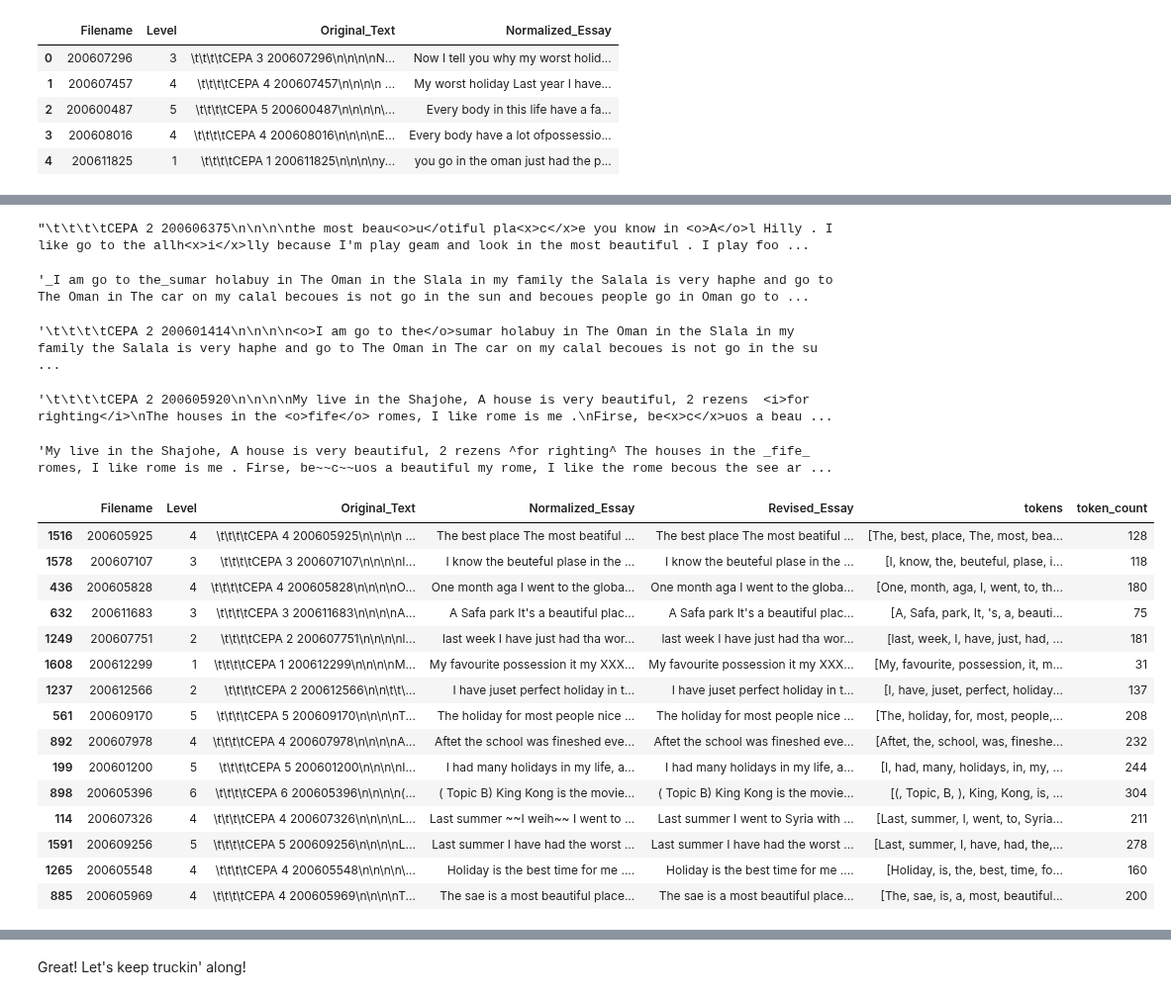
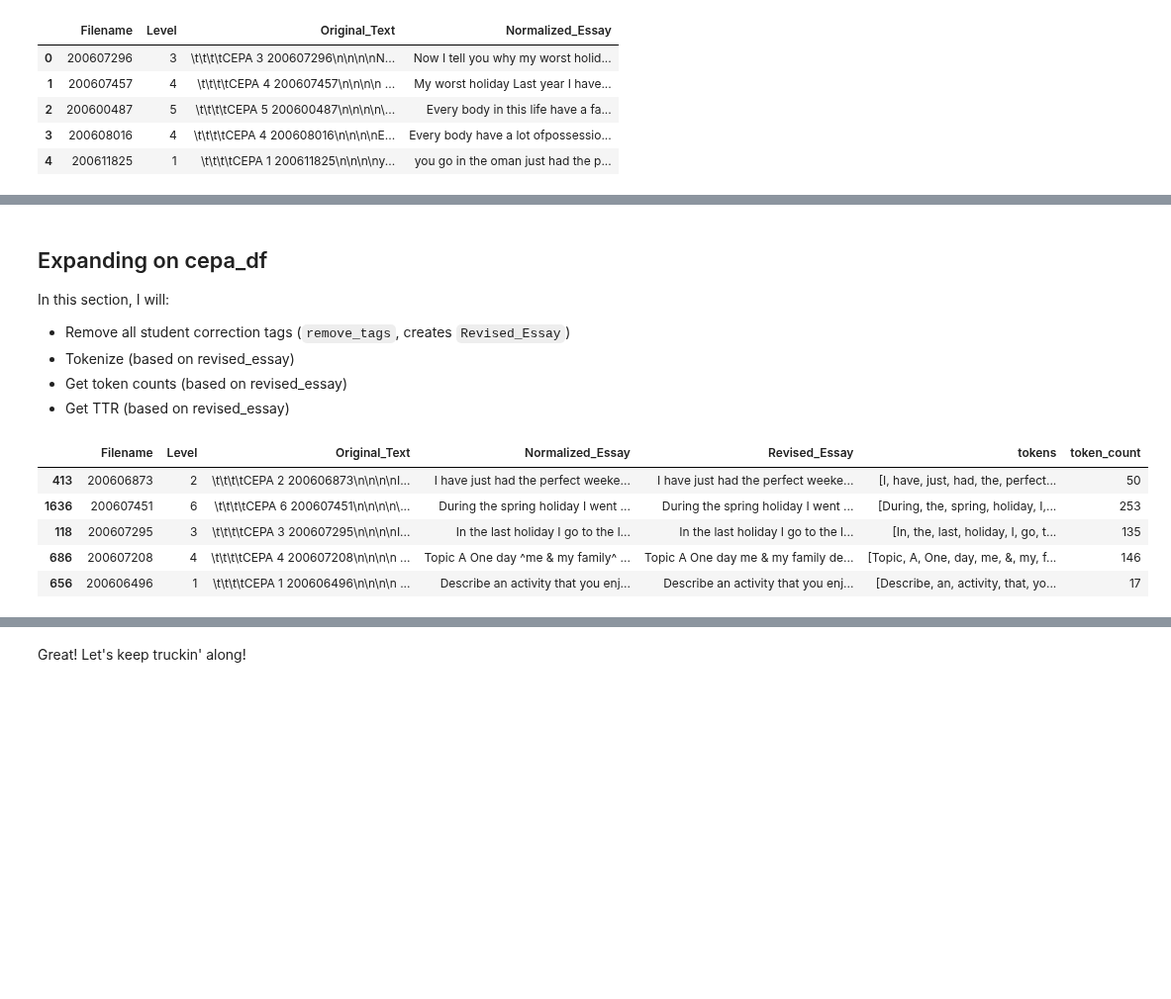
Before and after one commit to Data-Science-for-Linguists-2019/ESL-Article-Acquisition, a Jupyter notebook: exploratory-analysis/BALC_clean.ipynb, the cells around one changed output, grey strips where cells are left out. Shown at 99% size. Drawn from its saved outputs; the diff is of its cells as text; code cells hidden in the pictures; blank space fills up the shorter version.

```diff
--- a/exploratory-analysis/BALC_clean.ipynb
+++ b/exploratory-analysis/BALC_clean.ipynb
@@ -348,19 +281,10 @@ cepa_df.Normalized_Essay[214]
-# %%
-cepa_df.Original_Text[1524]
-# %% [output]
-"\t\t\t\tCEPA 2 200606375\n\n\n\nthe most beau<o>u</otiful pla<x>c</x>e you know in <o>A</o>l Hilly . I like go to the allh<x>i</x>lly because I'm play geam and look in the most beautiful . I play foo ...
-# %%
-cepa_df.Normalized_Essay[24]
-cepa_df.Original_Text[24]
-
-# Yes, we can see "the" and "sumar" are connected in the phrase "I am go in the sumar" -- but that was in the original text, so that's probably not an error created by me
-# %% [output]
-'_I am go to the_sumar holabuy in The Oman in the Slala in my family the Salala is very haphe and go to The Oman in The car on my calal becoues is not go in the sun and becoues people go in Oman go to ...
-'\t\t\t\tCEPA 2 200601414\n\n\n\n<o>I am go to the</o>sumar holabuy in The Oman in the Slala in my family the Salala is very haphe and go to The Oman in The car on my calal becoues is not go in the su ...
-# %%
-cepa_df.Original_Text[69]
-cepa_df.Normalized_Essay[69]
-# %% [output]
-'\t\t\t\tCEPA 2 200605920\n\n\n\nMy live in the Shajohe, A house is very beautiful, 2 rezens  <i>for righting</i>\nThe houses in the <o>fife</o> romes, I like rome is me .\nFirse, be<x>c</x>uos a beau ...
-'My live in the Shajohe, A house is very beautiful, 2 rezens ^for righting^ The houses in the _fife_ romes, I like rome is me . Firse, be~~c~~uos a beautiful my rome, I like the rome becous the see ar ...
+# %% [markdown]
+<a id='expand'></a>
+## Expanding on cepa_df
+
+In this section, I will:
+- Remove all student correction tags (`remove_tags`, creates `Revised_Essay`)
+- Tokenize (based on revised_essay)
+- Get token counts (based on revised_essay)
+- Get TTR (based on revised_essay)
 # %%
@@ -373,26 +296,13 @@ def remove_tags(text):
     return text
 # %%
-# Remove_tags applied to creat "Revised_Essay"
-# Tokenize revised_essay
-# Get token count
 cepa_df['Revised_Essay'] = cepa_df.Normalized_Essay.apply(remove_tags)
 cepa_df['tokens'] = cepa_df.Revised_Essay.apply(nltk.word_tokenize)
 cepa_df['token_count'] = cepa_df.tokens.map(len)
-cepa_df.sample(15)
+cepa_df.sample(5)
 # %% [output]
 |  | Filename | Level | Original_Text | Normalized_Essay | Revised_Essay | tokens | token_count |
-| 1516 | 200605925 | 4 | \t\t\t\tCEPA 4 200605925\n\n\n\n ... | The best place The most beatiful ... | The best place The most beatiful ... | [The, best, place, The, most, bea... | 128 |
-| 1578 | 200607107 | 3 | \t\t\t\tCEPA 3 200607107\n\n\n\nI... | I know the beuteful plase in the ... | I know the beuteful plase in the ... | [I, know, the, beuteful, plase, i... | 118 |
-| 436 | 200605828 | 4 | \t\t\t\tCEPA 4 200605828\n\n\n\nO... | One month aga I went to the globa... | One month aga I went to the globa... | [One, month, aga, I, went, to, th... | 180 |
-| 632 | 200611683 | 3 | \t\t\t\tCEPA 3 200611683\n\n\n\nA... | A Safa park It's a beautiful plac... | A Safa park It's a beautiful plac... | [A, Safa, park, It, 's, a, beauti... | 75 |
-| 1249 | 200607751 | 2 | \t\t\t\tCEPA 2 200607751\n\n\n\nl... | last week I have just had tha wor... | last week I have just had tha wor... | [last, week, I, have, just, had, ... | 181 |
-| 1608 | 200612299 | 1 | \t\t\t\tCEPA 1 200612299\n\n\n\nM... | My favourite possession it my XXX... | My favourite possession it my XXX... | [My, favourite, possession, it, m... | 31 |
-| 1237 | 200612566 | 2 | \t\t\t\tCEPA 2 200612566\n\n\t\t\... | I have juset perfect holiday in t... | I have juset perfect holiday in t... | [I, have, juset, perfect, holiday... | 137 |
-| 561 | 200609170 | 5 | \t\t\t\tCEPA 5 200609170\n\n\n\nT... | The holiday for most people nice ... | The holiday for most people nice ... | [The, holiday, for, most, people,... | 208 |
-| 892 | 200607978 | 4 | \t\t\t\tCEPA 4 200607978\n\n\n\nA... | Aftet the school was fineshed eve... | Aftet the school was fineshed eve... | [Aftet, the, school, was, fineshe... | 232 |
-| 199 | 200601200 | 5 | \t\t\t\tCEPA 5 200601200\n\n\n\nI... | I had many holidays in my life, a... | I had many holidays in my life, a... | [I, had, many, holidays, in, my, ... | 244 |
-| 898 | 200605396 | 6 | \t\t\t\tCEPA 6 200605396\n\n\n\n(... | ( Topic B) King Kong is the movie... | ( Topic B) King Kong is the movie... | [(, Topic, B, ), King, Kong, is, ... | 304 |
-| 114 | 200607326 | 4 | \t\t\t\tCEPA 4 200607326\n\n\n\nL... | Last summer ~~I weih~~ I went to ... | Last summer I went to Syria with ... | [Last, summer, I, went, to, Syria... | 211 |
-| 1591 | 200609256 | 5 | \t\t\t\tCEPA 5 200609256\n\n\n\nL... | Last summer I have had the worst ... | Last summer I have had the worst ... | [Last, summer, I, have, had, the,... | 278 |
-| 1265 | 200605548 | 4 | \t\t\t\tCEPA 4 200605548\n\n\n\n\... | Holiday is the best time for me .... | Holiday is the best time for me .... | [Holiday, is, the, best, time, fo... | 160 |
-| 885 | 200605969 | 4 | \t\t\t\tCEPA 4 200605969\n\n\n\nT... | The sae is a most beautiful place... | The sae is a most beautiful place... | [The, sae, is, a, most, beautiful... | 200 |
+| 413 | 200606873 | 2 | \t\t\t\tCEPA 2 200606873\n\n\n\nI... | I have just had the perfect weeke... | I have just had the perfect weeke... | [I, have, just, had, the, perfect... | 50 |
+| 1636 | 200607451 | 6 | \t\t\t\tCEPA 6 200607451\n\n\n\n\... | During the spring holiday I went ... | During the spring holiday I went ... | [During, the, spring, holiday, I,... | 253 |
+| 118 | 200607295 | 3 | \t\t\t\tCEPA 3 200607295\n\n\n\nI... | In the last holiday I go to the l... | In the last holiday I go to the l... | [In, the, last, holiday, I, go, t... | 135 |
+| 686 | 200607208 | 4 | \t\t\t\tCEPA 4 200607208\n\n\n\n ... | Topic A One day ^me & my family^ ... | Topic A One day me & my family de... | [Topic, A, One, day, me, &, my, f... | 146 |
+| 656 | 200606496 | 1 | \t\t\t\tCEPA 1 200606496\n\n\n\n ... | Describe an activity that you enj... | Describe an activity that you enj... | [Describe, an, activity, that, yo... | 17 |
```
Also changed, not shown: parts of 49 cells of this notebook.
